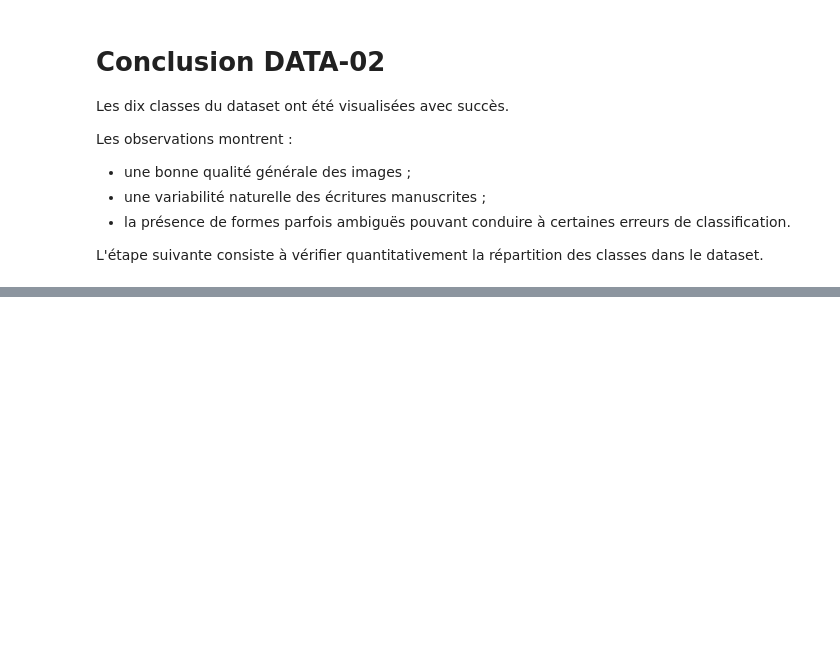
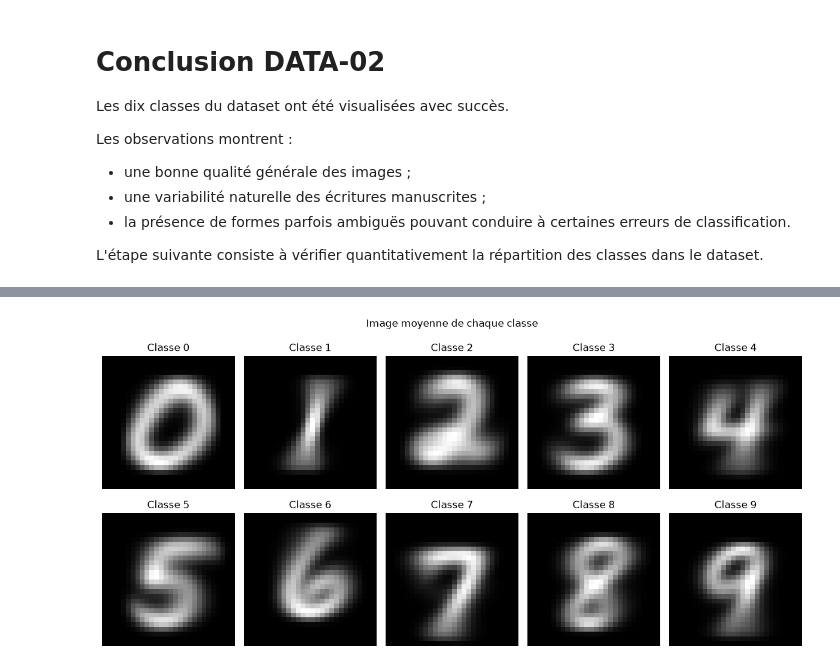
Before and after one commit to pierre-mazard/handwritten_digits, a Jupyter notebook: notebooks/01_exploration_mnist.ipynb, the cells around one changed output, grey strips where cells are left out. Cells and saved outputs as stored; diff of their text form; code cells hidden in the pictures; blank space fills up the shorter version.

```diff
--- a/notebooks/01_exploration_mnist.ipynb
+++ b/notebooks/01_exploration_mnist.ipynb
@@ -212,0 +310,18 @@ L'étape suivante consiste à vérifier quantitativement la répartition des cla
+# %%
+fig, axes = plt.subplots(2, 5, figsize=(12, 6))
+
+for digit in range(10):
+    mean_image = x_train_full[y_train_full == digit].mean(axis=0)
+
+    ax = axes[digit // 5, digit % 5]
+    ax.imshow(mean_image, cmap="gray")
+    ax.set_title(f"Classe {digit}")
+    ax.axis("off")
+
+plt.suptitle("Image moyenne de chaque classe")
+plt.tight_layout()
+# sauvegarde de la figure
+plt.savefig("../reports/figures/mnist_mean_images.png", bbox_inches="tight")
+plt.show()
+# %% [output]
+[figure, added]
```
Also changed, not shown: parts of 22 cells of this notebook, 5 other files.
